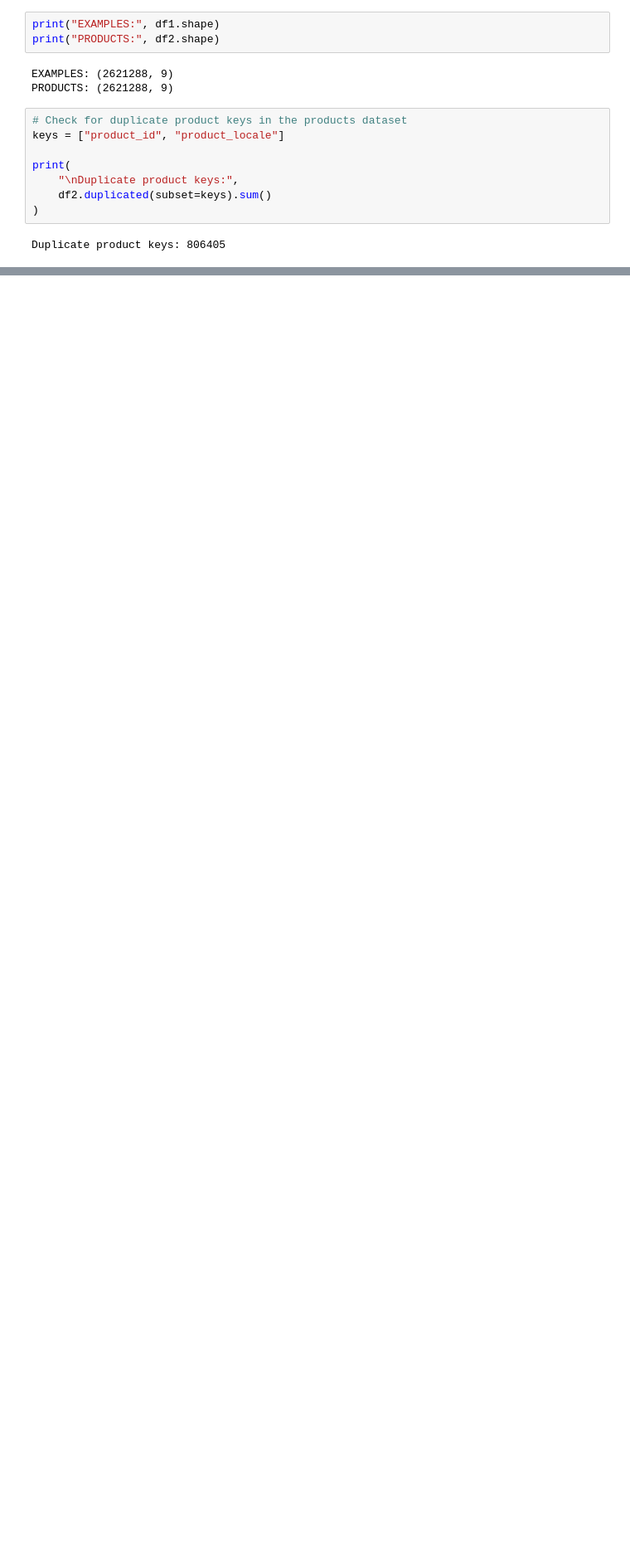
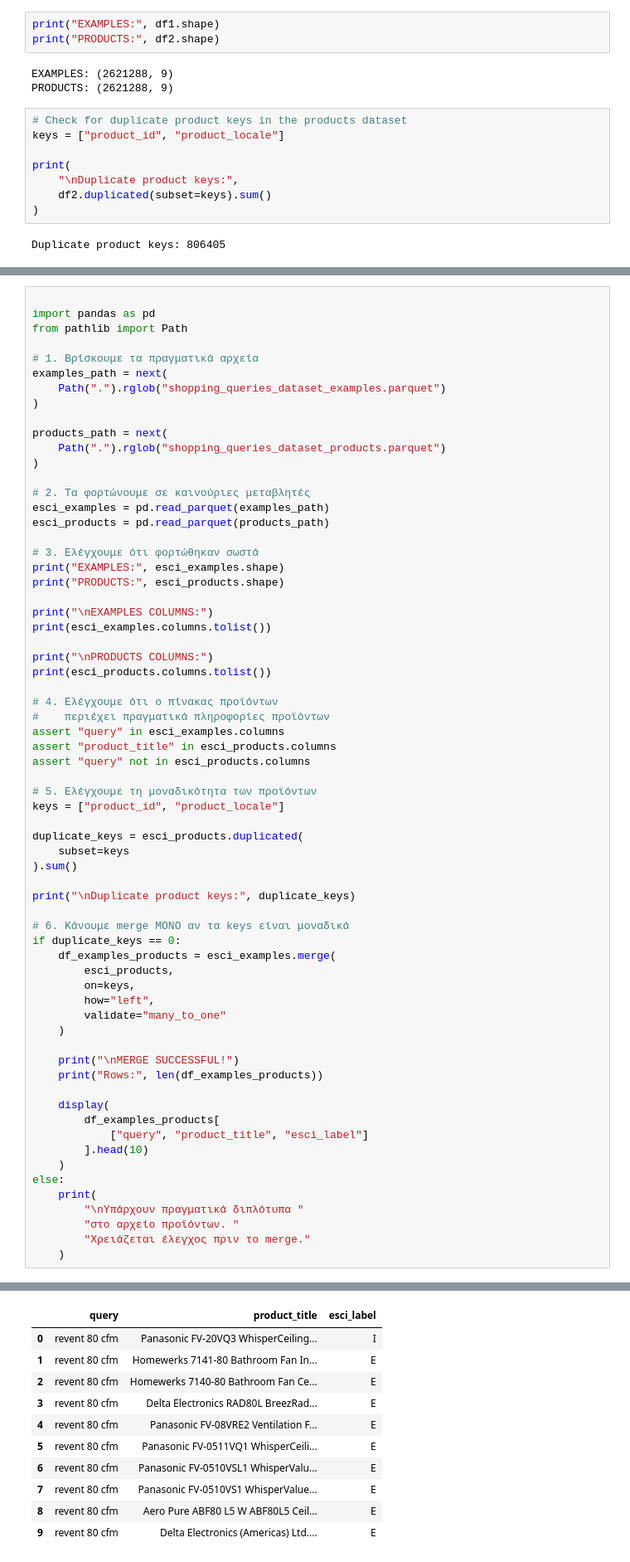
Before and after one commit to CharalamposZisis/Amazon-Recommendation-System, a Jupyter notebook: data/esci_data/download_esci_data.ipynb, the cells around one changed output, grey strips where cells are left out. Shown at 83% size. Drawn from its saved outputs; the diff is of its cells as text; blank space fills up the shorter version.

```diff
--- a/data/esci_data/download_esci_data.ipynb
+++ b/data/esci_data/download_esci_data.ipynb
@@ -185,0 +210,67 @@ Duplicates in right:
+# %%
+
+import pandas as pd
+from pathlib import Path
+
+# 1. Βρίσκουμε τα πραγματικά αρχεία
+examples_path = next(
+    Path(".").rglob("shopping_queries_dataset_examples.parquet")
+)
+
+products_path = next(
+    Path(".").rglob("shopping_queries_dataset_products.parquet")
+)
+
+# 2. Τα φορτώνουμε σε καινούριες μεταβλητές
+esci_examples = pd.read_parquet(examples_path)
+esci_products = pd.read_parquet(products_path)
+
+# 3. Ελέγχουμε ότι φορτώθηκαν σωστά
+print("EXAMPLES:", esci_examples.shape)
+print("PRODUCTS:", esci_products.shape)
+
+print("\nEXAMPLES COLUMNS:")
+print(esci_examples.columns.tolist())
+
+print("\nPRODUCTS COLUMNS:")
+print(esci_products.columns.tolist())
+
+# 4. Ελέγχουμε ότι ο πίνακας προϊόντων
+#    περιέχει πραγματικά πληροφορίες προϊόντων
+assert "query" in esci_examples.columns
+assert "product_title" in esci_products.columns
+assert "query" not in esci_products.columns
+
+# 5. Ελέγχουμε τη μοναδικότητα των προϊόντων
+keys = ["product_id", "product_locale"]
+
+duplicate_keys = esci_products.duplicated(
+    subset=keys
+).sum()
+
+print("\nDuplicate product keys:", duplicate_keys)
+
+# 6. Κάνουμε merge ΜΟΝΟ αν τα keys είναι μοναδικά
+if duplicate_keys == 0:
+    df_examples_products = esci_examples.merge(
+        esci_products,
+        on=keys,
+        how="left",
+        validate="many_to_one"
+    )
+
+    print("\nMERGE SUCCESSFUL!")
+    print("Rows:", len(df_examples_products))
+
+    display(
+        df_examples_products[
+            ["query", "product_title", "esci_label"]
+        ].head(10)
+    )
+else:
+    print(
+        "\nΥπάρχουν πραγματικά διπλότυπα "
+        "στο αρχείο προϊόντων. "
+        "Χρειάζεται έλεγχος πριν το merge."
+    )
+# %% [output]
@@ -186,3 +290,14 @@ Duplicates in right:
+|  | query | product_title | esci_label |
+| 0 | revent 80 cfm | Panasonic FV-20VQ3 WhisperCeiling... | I |
+| 1 | revent 80 cfm | Homewerks 7141-80 Bathroom Fan In... | E |
+| 2 | revent 80 cfm | Homewerks 7140-80 Bathroom Fan Ce... | E |
+| 3 | revent 80 cfm | Delta Electronics RAD80L BreezRad... | E |
+| 4 | revent 80 cfm | Panasonic FV-08VRE2 Ventilation F... | E |
+| 5 | revent 80 cfm | Panasonic FV-0511VQ1 WhisperCeili... | E |
+| 6 | revent 80 cfm | Panasonic FV-0510VSL1 WhisperValu... | E |
+| 7 | revent 80 cfm | Panasonic FV-0510VS1 WhisperValue... | E |
+| 8 | revent 80 cfm | Aero Pure ABF80 L5 W ABF80L5 Ceil... | E |
+| 9 | revent 80 cfm | Delta Electronics (Americas) Ltd.... | E |
 # %%
 df_examples_products.head()
 # %% [output]
```
Also changed, not shown: parts of 27 cells of this notebook.
